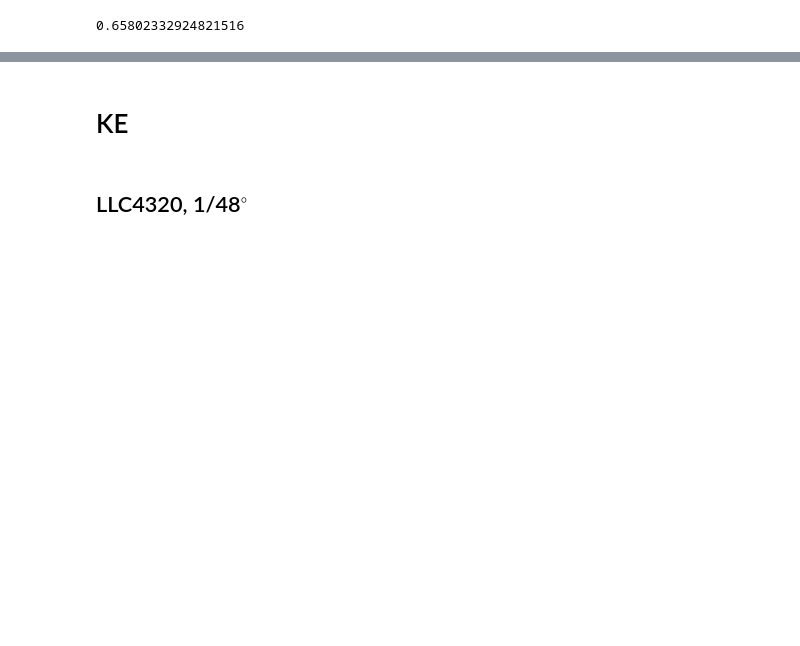
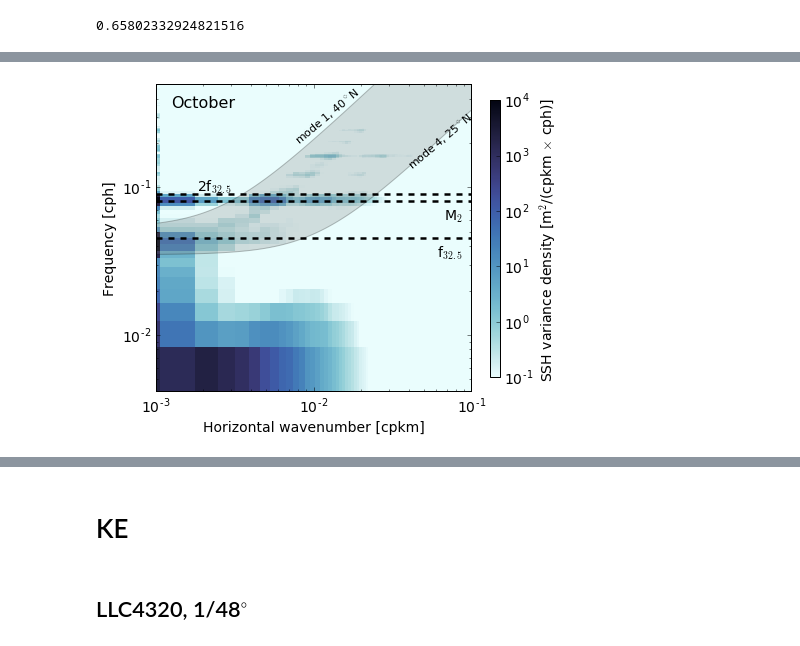
Before and after one commit to cesar-rocha/UpperOceanSeasonality, a Jupyter notebook: notebooks/WavenumberFrequencySpec.ipynb, the cells around one changed output, grey strips where cells are left out. Saved outputs shown, nothing was run; the diff lists cells and outputs as text; code cells hidden in the pictures; blank space fills up the shorter version.

```diff
--- a/notebooks/WavenumberFrequencySpec.ipynb
+++ b/notebooks/WavenumberFrequencySpec.ipynb
@@ -456,28 +462,30 @@ plt.savefig(__dest__[0],dpi=100,bbox_inches='tight')
 # %%
 fig = plt.figure(figsize=(6.5,5.5))
 ax = plt.subplot(111)
 cratio = plt.pcolormesh(ki4320,f4320,Eetao4320.T,norm=LogNorm(vmin=vmin,vmax=vmax),cmap=cmocean.cm.ice_r)
 plt.fill_between(k, omg_4_min, omg_1_max, facecolor='.5',alpha=.25)
 plt.text(1./135,.425,r'mode 1, 40$^\circ$N',fontsize=11,rotation=40)
-plt.text(1./26,.285,r'mode 4, 20$^\circ$N',fontsize=11,rotation=40)
+plt.text(1./26,.285,r'mode 4, 25$^\circ$N',fontsize=11,rotation=40)
 plt.plot([1.e-3,1.e-1],[f0,f0],'k--')
 plt.plot([1.e-3,1.e-1],[m2,m2],'k--')
 plt.plot([1.e-3,1.e-1],[2*f0,2*f0],'k--')
 plt.text(1/15.,.75*m2,'M$_2$',fontsize=14)
 plt.text(1/16.5,.75*f0,'f$_{32.5}$',fontsize=14)
 plt.text(1./550,2.1*f0,'2f$_{32.5}$',fontsize=14)
 ax.set_xscale("log", nonposx='clip')
 ax.set_yscale("log", nonposx='clip')
 plt.xlim(1.e-3,1/5./2)
 plt.ylim(0,.5)
 plt.xlabel("Horizontal wavenumber [cpkm]")
 plt.ylabel("Frequency [cph]")
 plt.text(1/800,.35,'October',color='k',fontsize=16)
 
 fig.subplots_adjust(right=0.8)
 cbar_ax = fig.add_axes([0.84, .16, 0.02, 0.7])
 fig.colorbar(cratio, cax=cbar_ax,label=r'SSH variance density [m$^2$/(cpkm $\times$ cph)]')
 plt.savefig(__figpath__+"SSHVariance_Wavenumber-Frequency_Spectrum_4320_October.pdf",dpi=100,bbox_inches='tight')
+# %% [output]
+[figure, added]
 # %%
 fig = plt.figure(figsize=(6.5,5.5))
 ax = plt.subplot(111)
```
Also changed, not shown: parts of 18 cells of this notebook, 14 other files.
